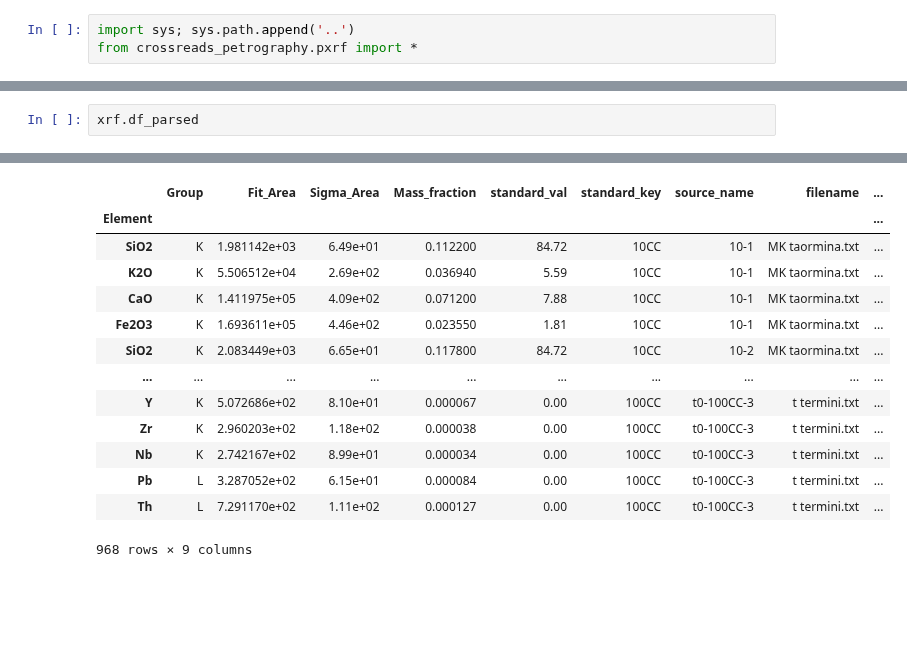
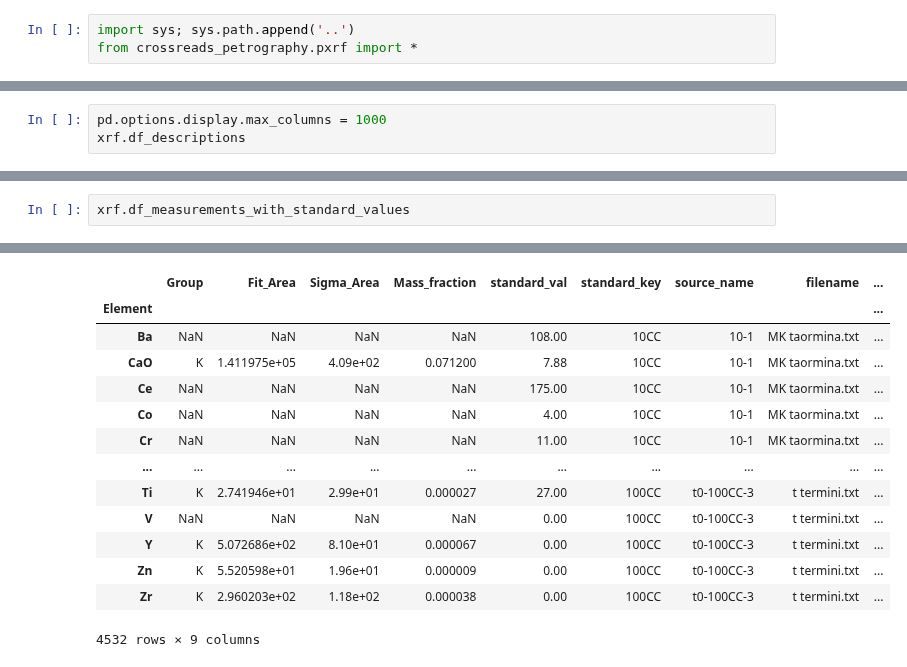
Before and after one commit to kingsdigitallab/crossreads-petrography, a Jupyter notebook: notebooks/pXRF.ipynb, the cells around one changed output, grey strips where cells are left out. Drawn from its saved outputs; the diff is of its cells as text; blank space fills up the shorter version.

```diff
--- a/notebooks/pXRF.ipynb
+++ b/notebooks/pXRF.ipynb
@@ -9,0 +16,3 @@ Initializing PXRFConverter @ 2024-08-07 13:17:22,808
+# %%
+pd.options.display.max_columns = 1000
+xrf.df_descriptions
@@ -37,3 +76,3 @@ xrf.df_descriptions.query('Isic == "inv3555"')
 # %%
-xrf.df_parsed
+xrf.df_measurements_with_standard_values
 # %% [output]
@@ -46,14 +81,14 @@ Read 11 rows from spreadsheet @ 2024-08-07 13:10:04,960
 |  | Group | Fit_Area | Sigma_Area | Mass_fraction | standard_val | standard_key | source_name | filename | ... |
 | Element |  |  |  |  |  |  |  |  | ... |
-| SiO2 | K | 1.981142e+03 | 6.49e+01 | 0.112200 | 84.72 | 10CC | 10-1 | MK taormina.txt | ... |
-| K2O | K | 5.506512e+04 | 2.69e+02 | 0.036940 | 5.59 | 10CC | 10-1 | MK taormina.txt | ... |
+| Ba | NaN | NaN | NaN | NaN | 108.00 | 10CC | 10-1 | MK taormina.txt | ... |
 | CaO | K | 1.411975e+05 | 4.09e+02 | 0.071200 | 7.88 | 10CC | 10-1 | MK taormina.txt | ... |
-| Fe2O3 | K | 1.693611e+05 | 4.46e+02 | 0.023550 | 1.81 | 10CC | 10-1 | MK taormina.txt | ... |
-| SiO2 | K | 2.083449e+03 | 6.65e+01 | 0.117800 | 84.72 | 10CC | 10-2 | MK taormina.txt | ... |
+| Ce | NaN | NaN | NaN | NaN | 175.00 | 10CC | 10-1 | MK taormina.txt | ... |
+| Co | NaN | NaN | NaN | NaN | 4.00 | 10CC | 10-1 | MK taormina.txt | ... |
+| Cr | NaN | NaN | NaN | NaN | 11.00 | 10CC | 10-1 | MK taormina.txt | ... |
 | ... | ... | ... | ... | ... | ... | ... | ... | ... | ... |
+| Ti | K | 2.741946e+01 | 2.99e+01 | 0.000027 | 27.00 | 100CC | t0-100CC-3 | t termini.txt | ... |
+| V | NaN | NaN | NaN | NaN | 0.00 | 100CC | t0-100CC-3 | t termini.txt | ... |
 | Y | K | 5.072686e+02 | 8.10e+01 | 0.000067 | 0.00 | 100CC | t0-100CC-3 | t termini.txt | ... |
+| Zn | K | 5.520598e+01 | 1.96e+01 | 0.000009 | 0.00 | 100CC | t0-100CC-3 | t termini.txt | ... |
 | Zr | K | 2.960203e+02 | 1.18e+02 | 0.000038 | 0.00 | 100CC | t0-100CC-3 | t termini.txt | ... |
-| Nb | K | 2.742167e+02 | 8.99e+01 | 0.000034 | 0.00 | 100CC | t0-100CC-3 | t termini.txt | ... |
-| Pb | L | 3.287052e+02 | 6.15e+01 | 0.000084 | 0.00 | 100CC | t0-100CC-3 | t termini.txt | ... |
-| Th | L | 7.291170e+02 | 1.11e+02 | 0.000127 | 0.00 | 100CC | t0-100CC-3 | t termini.txt | ... |
-968 rows × 9 columns
+4532 rows × 9 columns
```
Also changed, not shown: parts of 19 cells of this notebook, 7 other files.
